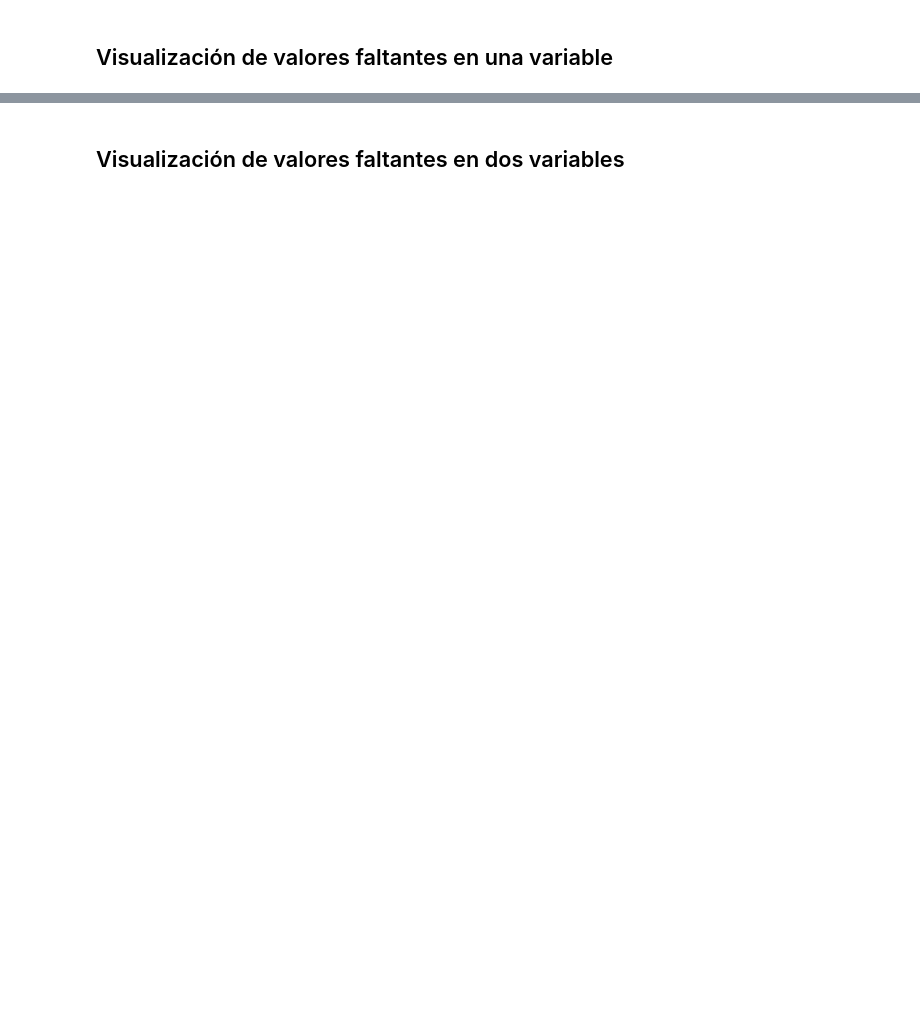
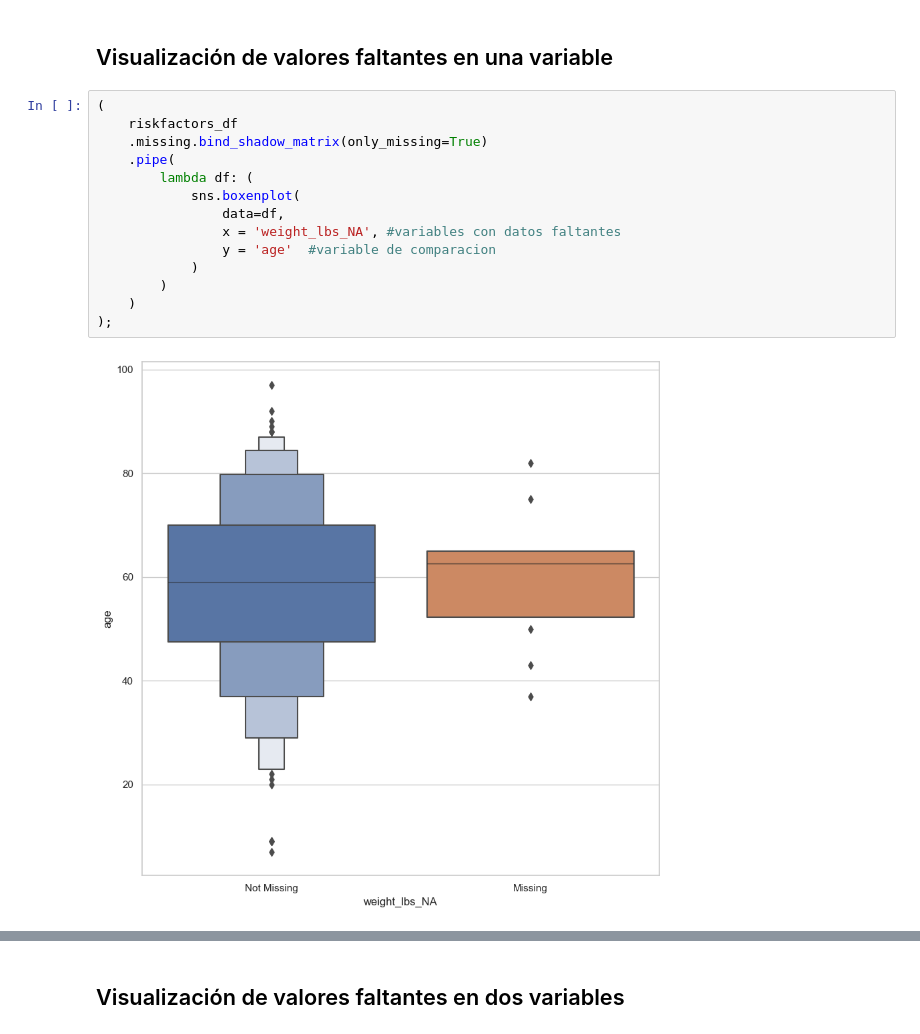
Before and after one commit to RaymundoSGlz/Manejo-de-datos-faltantes, a Jupyter notebook: live-exploration-missing-values.ipynb, the cells around one changed output, grey strips where cells are left out. Drawn from its saved outputs; the diff is of its cells as text; blank space fills up the shorter version.

```diff
--- a/live-exploration-missing-values.ipynb
+++ b/live-exploration-missing-values.ipynb
@@ -827,2 +891,18 @@ diabetes_df.missing.missing_variable_plot()
 # %% [markdown]
 ## Visualización de valores faltantes en una variable
+# %%
+(
+    riskfactors_df
+    .missing.bind_shadow_matrix(only_missing=True)
+    .pipe(
+		lambda df: (
+            sns.boxenplot(
+                data=df,
+                x = 'weight_lbs_NA', #variables con datos faltantes
+                y = 'age'  #variable de comparacion
+            )
+        )
+    )
+);
+# %% [output]
+[figure, added]
```
Also changed, not shown: parts of 28 cells of this notebook.
